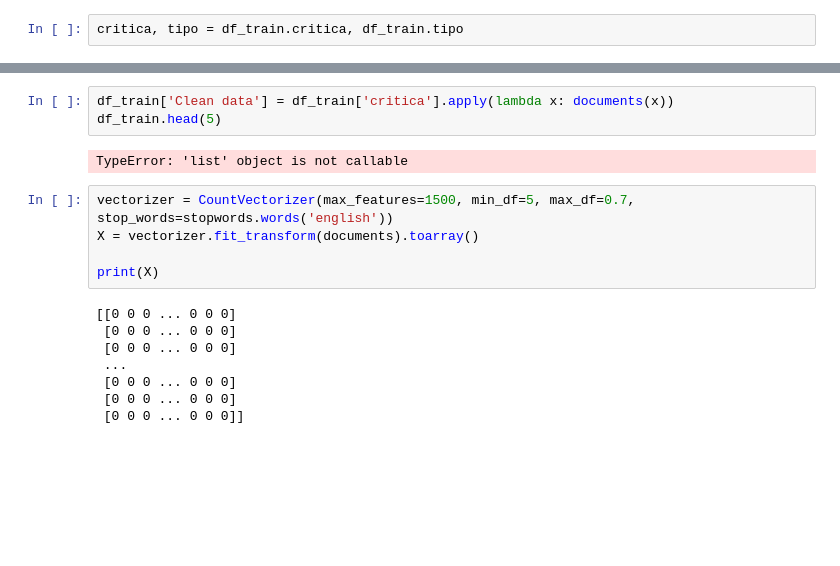
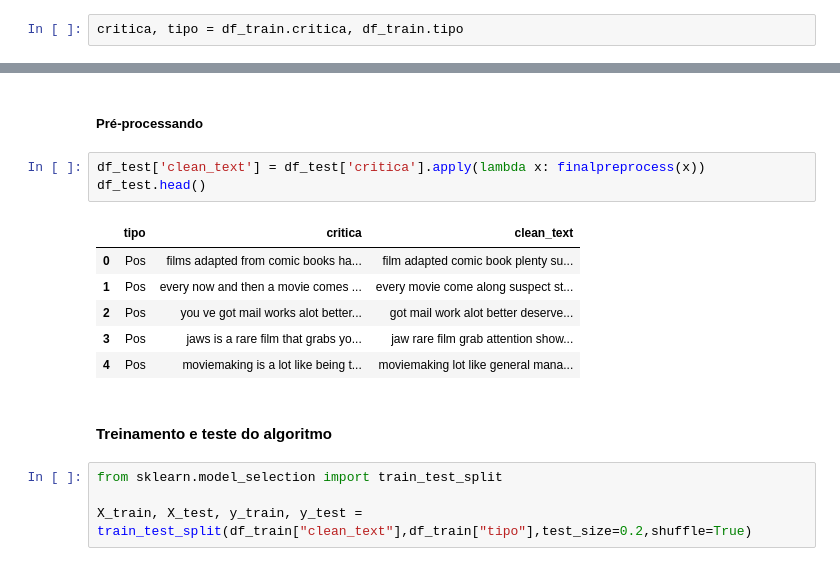
Before and after one commit to FabiadS/Trabalho-Topicos, a Jupyter notebook: trabalho.ipynb, the cells around one changed output, grey strips where cells are left out. Cells and saved outputs as stored; diff of their text form; blank space fills up the shorter version.

```diff
--- a/trabalho.ipynb
+++ b/trabalho.ipynb
@@ -162,18 +199,18 @@ AttributeError: 'NoneType' object has no attribute 'split'
+# %% [markdown]
+##### Pré-processando
 # %%
-df_train['Clean data'] = df_train['critica'].apply(lambda x: documents(x))
-df_train.head(5)
+df_test['clean_text'] = df_test['critica'].apply(lambda x: finalpreprocess(x))
+df_test.head()
 # %% [output]
-TypeError: 'list' object is not callable
+|  | tipo | critica | clean_text |
+| 0 | Pos | films adapted from comic books ha... | film adapted comic book plenty su... |
+| 1 | Pos | every now and then a movie comes ... | every movie come along suspect st... |
+| 2 | Pos | you ve got mail works alot better... | got mail work alot better deserve... |
+| 3 | Pos | jaws is a rare film that grabs yo... | jaw rare film grab attention show... |
+| 4 | Pos | moviemaking is a lot like being t... | moviemaking lot like general mana... |
-# %%
-vectorizer = CountVectorizer(max_features=1500, min_df=5, max_df=0.7, stop_words=stopwords.words('english'))
-X = vectorizer.fit_transform(documents).toarray()
-
-print(X)
-# %% [output]
-[[0 0 0 ... 0 0 0]
- [0 0 0 ... 0 0 0]
- [0 0 0 ... 0 0 0]
- ...
- [0 0 0 ... 0 0 0]
- [0 0 0 ... 0 0 0]
- [0 0 0 ... 0 0 0]]
+# %% [markdown]
+#### Treinamento e teste do algoritmo
+# %%
+from sklearn.model_selection import train_test_split
+
+X_train, X_test, y_train, y_test = train_test_split(df_train["clean_text"],df_train["tipo"],test_size=0.2,shuffle=True)
```
Also changed, not shown: parts of 17 cells of this notebook.
